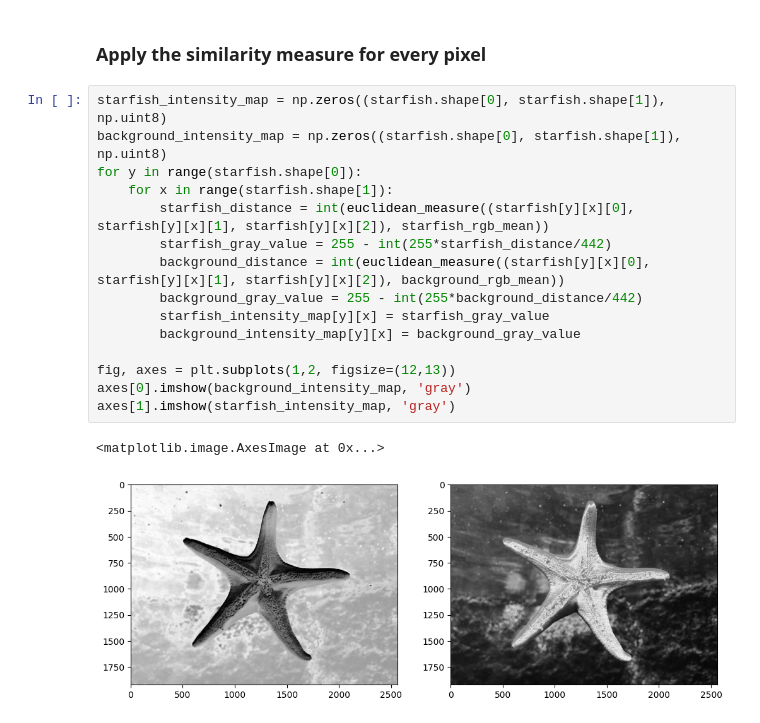
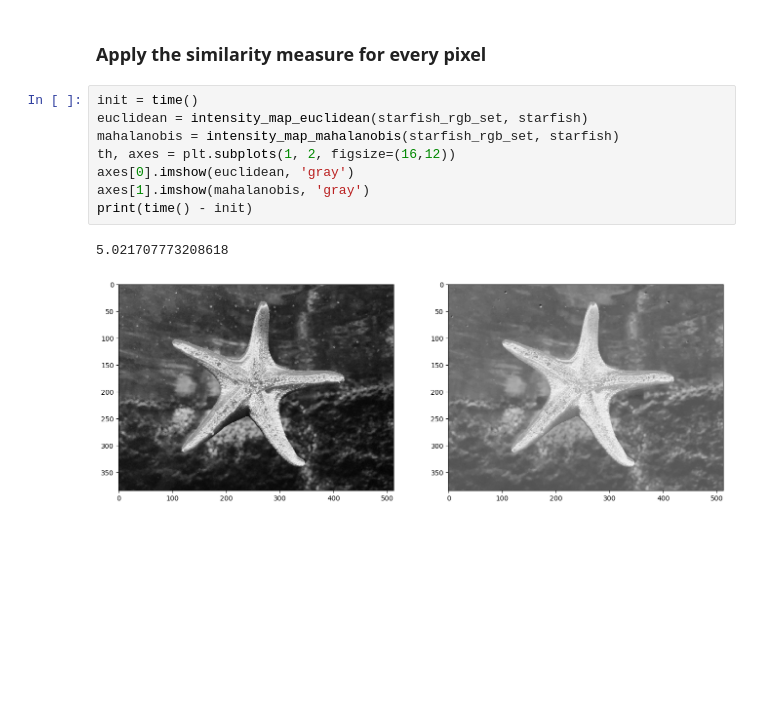
Before and after one commit to diogohal/intensity-map-similarity-measures, a Jupyter notebook: intensity-map-similarity-measures.ipynb, the cells around one changed output. Drawn from its saved outputs; the diff is of its cells as text; blank space fills up the shorter version.

Commit message:
mahalanobis measure added

```diff
--- a/intensity-map-similarity-measures.ipynb
+++ b/intensity-map-similarity-measures.ipynb
@@ -53,20 +110,13 @@ print(euclidean_measure((255,255,255), (255,255,255)))
 # %% [markdown]
 ### Apply the similarity measure for every pixel
 # %%
-starfish_intensity_map = np.zeros((starfish.shape[0], starfish.shape[1]), np.uint8)
-background_intensity_map = np.zeros((starfish.shape[0], starfish.shape[1]), np.uint8)
-for y in range(starfish.shape[0]):
-    for x in range(starfish.shape[1]):
-        starfish_distance = int(euclidean_measure((starfish[y][x][0], starfish[y][x][1], starfish[y][x][2]), starfish_rgb_mean))
-        starfish_gray_value = 255 - int(255*starfish_distance/442)
-        background_distance = int(euclidean_measure((starfish[y][x][0], starfish[y][x][1], starfish[y][x][2]), background_rgb_mean))
-        background_gray_value = 255 - int(255*background_distance/442)
-        starfish_intensity_map[y][x] = starfish_gray_value
-        background_intensity_map[y][x] = background_gray_value
-
-fig, axes = plt.subplots(1,2, figsize=(12,13))
-axes[0].imshow(background_intensity_map, 'gray')
-axes[1].imshow(starfish_intensity_map, 'gray')
+init = time()
+euclidean = intensity_map_euclidean(starfish_rgb_set, starfish)
+mahalanobis = intensity_map_mahalanobis(starfish_rgb_set, starfish)
+th, axes = plt.subplots(1, 2, figsize=(16,12))
+axes[0].imshow(euclidean, 'gray')
+axes[1].imshow(mahalanobis, 'gray')
+print(time() - init)
 # %% [output]
-<matplotlib.image.AxesImage at 0x...>
+5.021707773208618
-[figure, old version]
+[figure, new version]
```
Also changed, not shown: parts of 3 cells of this notebook.
